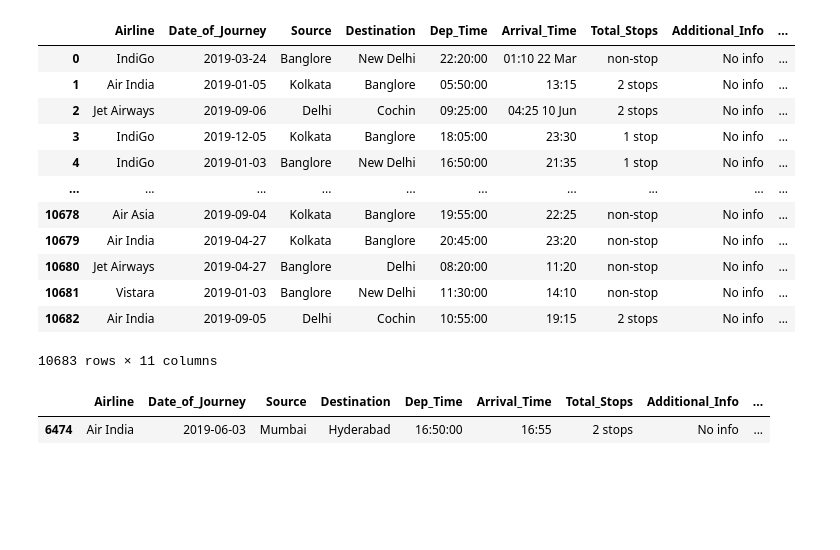
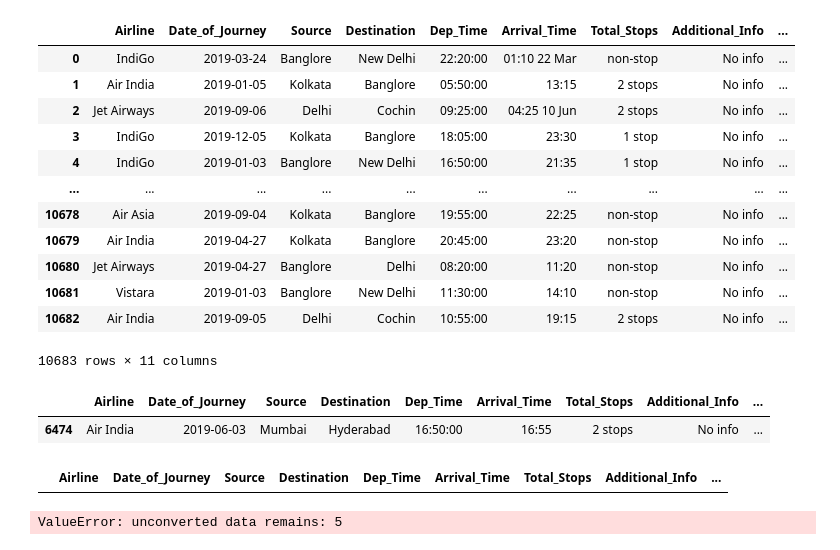
Before and after one commit to skfkeh/MachineLearning_proj, a Jupyter notebook: ES/Airplane_cost.ipynb, the cells around one changed output. Drawn from its saved outputs; the diff is of its cells as text; code cells hidden in the pictures; blank space fills up the shorter version.

```diff
--- a/ES/Airplane_cost.ipynb
+++ b/ES/Airplane_cost.ipynb
@@ -170,3 +170,13 @@ df[df['Duration_hour'].isna()]
 # %% [output]
 |  | Airline | Date_of_Journey | Source | Destination | Dep_Time | Arrival_Time | Total_Stops | Additional_Info | ... |
 | 6474 | Air India | 2019-06-03 | Mumbai | Hyderabad | 16:50:00 | 16:55 | 2 stops | No info | ... |
+# %%
+df.drop(df.index[6474], inplace=True)
+# %%
+df[df['Duration_hour'].isna()]
+# %% [output]
+|  | Airline | Date_of_Journey | Source | Destination | Dep_Time | Arrival_Time | Total_Stops | Additional_Info | ... |
+# %%
+pd.to_datetime(df['Duration_hour'], format= '%H')
+# %% [output]
+ValueError: unconverted data remains: 5
```
